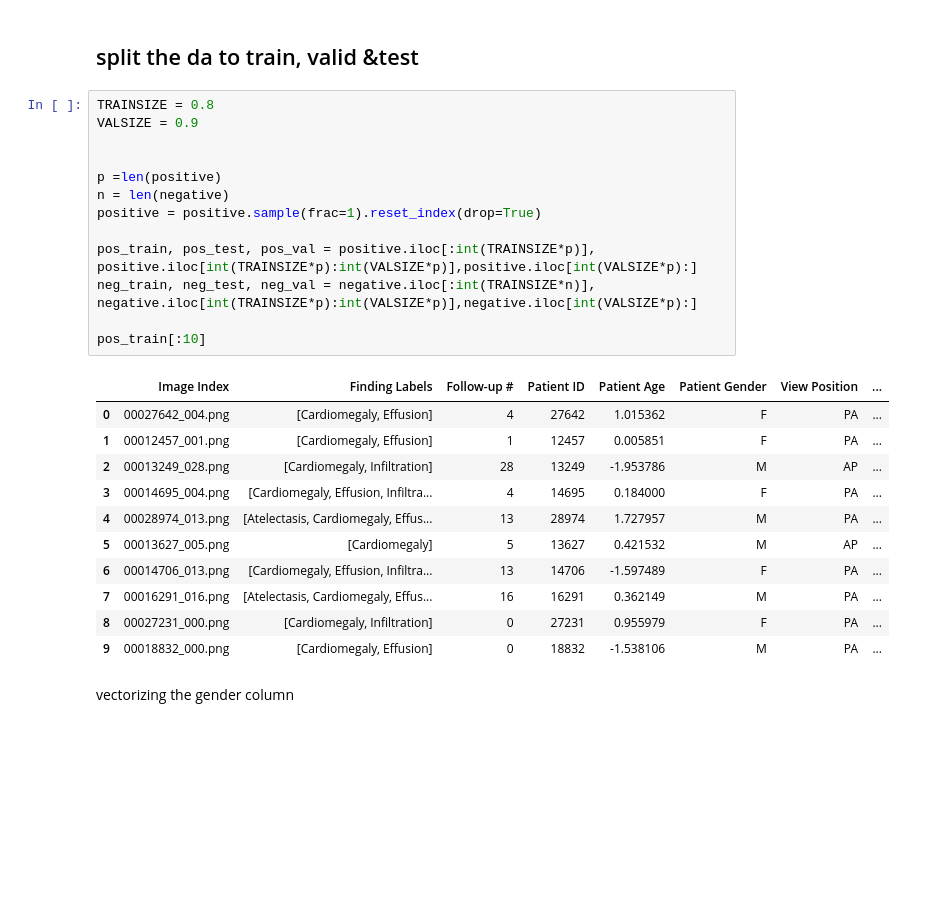
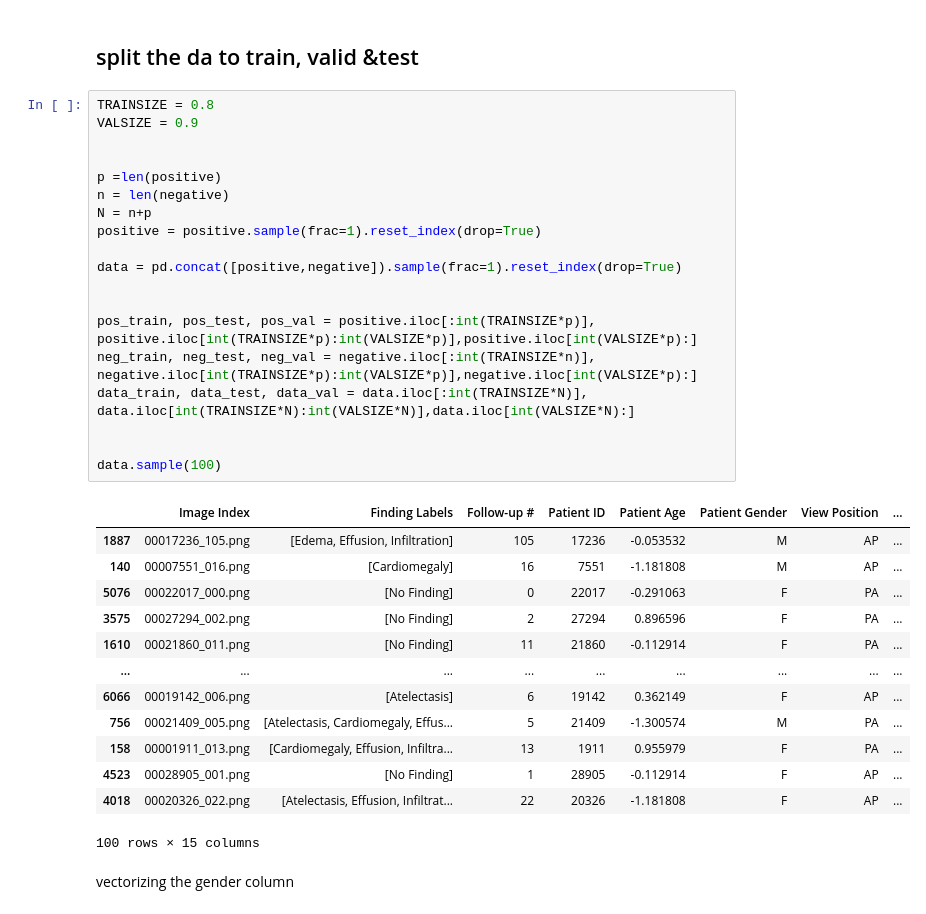
Before and after one commit to nadavo11/AI-CNN-X-ray-Cardiomegali-Detector, a Jupyter notebook: Colab.ipynb, the cells around one changed output. Cells and saved outputs as stored; diff of their text form; blank space fills up the shorter version.

```diff
--- a/Colab.ipynb
+++ b/Colab.ipynb
@@ -161,28 +161,36 @@ negative = negative.iloc[chosen_idx]
 # %%
 TRAINSIZE = 0.8
 VALSIZE = 0.9
 
 
 p =len(positive)
 n = len(negative)
+N = n+p
 positive = positive.sample(frac=1).reset_index(drop=True)
+
+data = pd.concat([positive,negative]).sample(frac=1).reset_index(drop=True)
+
 
 pos_train, pos_test, pos_val = positive.iloc[:int(TRAINSIZE*p)], positive.iloc[int(TRAINSIZE*p):int(VALSIZE*p)],positive.iloc[int(VALSIZE*p):]
 neg_train, neg_test, neg_val = negative.iloc[:int(TRAINSIZE*n)], negative.iloc[int(TRAINSIZE*p):int(VALSIZE*p)],negative.iloc[int(VALSIZE*p):]
+data_train, data_test, data_val = data.iloc[:int(TRAINSIZE*N)], data.iloc[int(TRAINSIZE*N):int(VALSIZE*N)],data.iloc[int(VALSIZE*N):]
 
-pos_train[:10]
+
+data.sample(100)
 # %% [output]
 |  | Image Index | Finding Labels | Follow-up # | Patient ID | Patient Age | Patient Gender | View Position | ... |
-| 0 | 00027642_004.png | [Cardiomegaly, Effusion] | 4 | 27642 | 1.015362 | F | PA | ... |
-| 1 | 00012457_001.png | [Cardiomegaly, Effusion] | 1 | 12457 | 0.005851 | F | PA | ... |
-| 2 | 00013249_028.png | [Cardiomegaly, Infiltration] | 28 | 13249 | -1.953786 | M | AP | ... |
-| 3 | 00014695_004.png | [Cardiomegaly, Effusion, Infiltra... | 4 | 14695 | 0.184000 | F | PA | ... |
-| 4 | 00028974_013.png | [Atelectasis, Cardiomegaly, Effus... | 13 | 28974 | 1.727957 | M | PA | ... |
-| 5 | 00013627_005.png | [Cardiomegaly] | 5 | 13627 | 0.421532 | M | AP | ... |
-| 6 | 00014706_013.png | [Cardiomegaly, Effusion, Infiltra... | 13 | 14706 | -1.597489 | F | PA | ... |
-| 7 | 00016291_016.png | [Atelectasis, Cardiomegaly, Effus... | 16 | 16291 | 0.362149 | M | PA | ... |
-| 8 | 00027231_000.png | [Cardiomegaly, Infiltration] | 0 | 27231 | 0.955979 | F | PA | ... |
-| 9 | 00018832_000.png | [Cardiomegaly, Effusion] | 0 | 18832 | -1.538106 | M | PA | ... |
+| 1887 | 00017236_105.png | [Edema, Effusion, Infiltration] | 105 | 17236 | -0.053532 | M | AP | ... |
+| 140 | 00007551_016.png | [Cardiomegaly] | 16 | 7551 | -1.181808 | M | AP | ... |
+| 5076 | 00022017_000.png | [No Finding] | 0 | 22017 | -0.291063 | F | PA | ... |
+| 3575 | 00027294_002.png | [No Finding] | 2 | 27294 | 0.896596 | F | PA | ... |
+| 1610 | 00021860_011.png | [No Finding] | 11 | 21860 | -0.112914 | F | PA | ... |
+| ... | ... | ... | ... | ... | ... | ... | ... | ... |
+| 6066 | 00019142_006.png | [Atelectasis] | 6 | 19142 | 0.362149 | F | AP | ... |
+| 756 | 00021409_005.png | [Atelectasis, Cardiomegaly, Effus... | 5 | 21409 | -1.300574 | M | PA | ... |
+| 158 | 00001911_013.png | [Cardiomegaly, Effusion, Infiltra... | 13 | 1911 | 0.955979 | F | PA | ... |
+| 4523 | 00028905_001.png | [No Finding] | 1 | 28905 | -0.112914 | F | AP | ... |
+| 4018 | 00020326_022.png | [Atelectasis, Effusion, Infiltrat... | 22 | 20326 | -1.181808 | F | AP | ... |
+100 rows × 15 columns
 # %% [markdown]
 
 vectorizing the gender column
```
Also changed, not shown: parts of 5 cells of this notebook.
